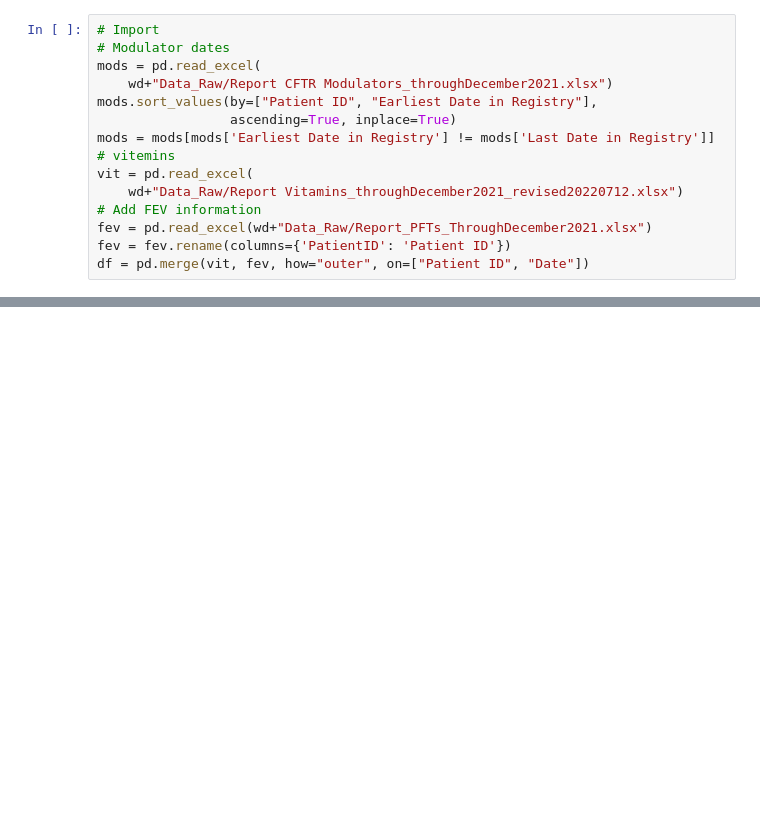
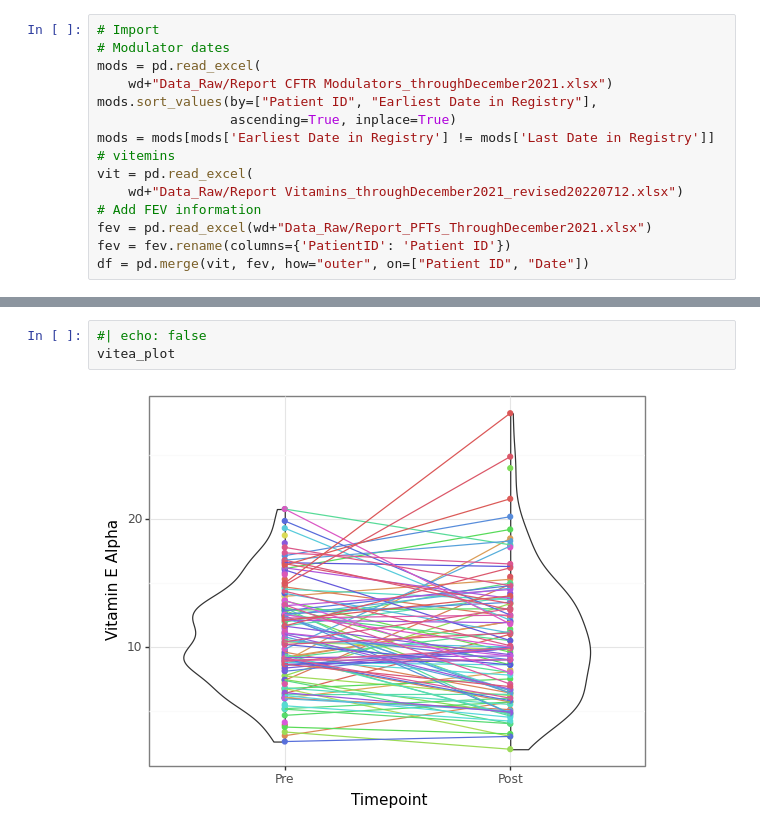
Before and after one commit to childhealthbiostatscore/CF, a Jupyter notebook: Edith Zemanick/CF Nutrition/cf_nutrition.ipynb, the cells around one changed output, grey strips where cells are left out. Cells and saved outputs as stored; diff of their text form; blank space fills up the shorter version.

```diff
--- a/Edith Zemanick/CF Nutrition/cf_nutrition.ipynb
+++ b/Edith Zemanick/CF Nutrition/cf_nutrition.ipynb
@@ -175,0 +349,5 @@ analysis.to_csv(wd+"Data_Cleaned/analysis.csv", index=False)
+# %%
+#| echo: false
+vitea_plot
+# %% [output]
+[figure, added]
```
Also changed, not shown: parts of 18 cells of this notebook.
